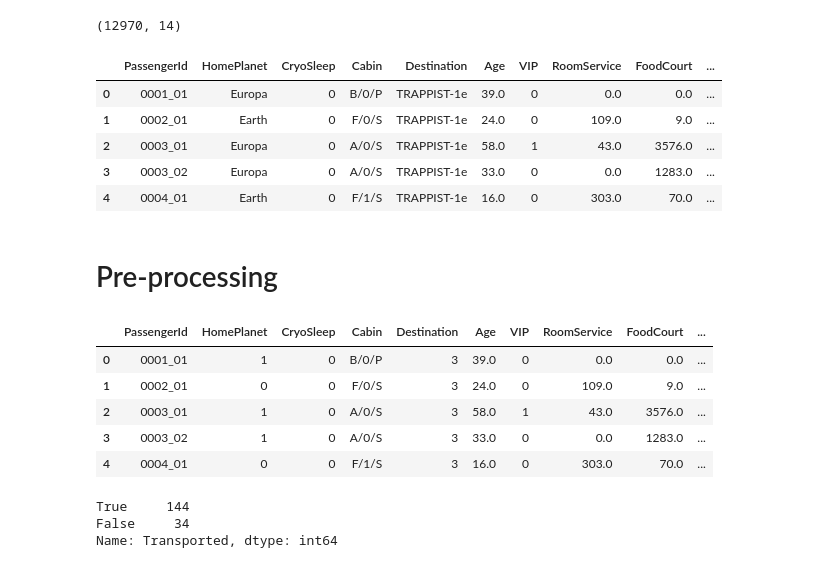
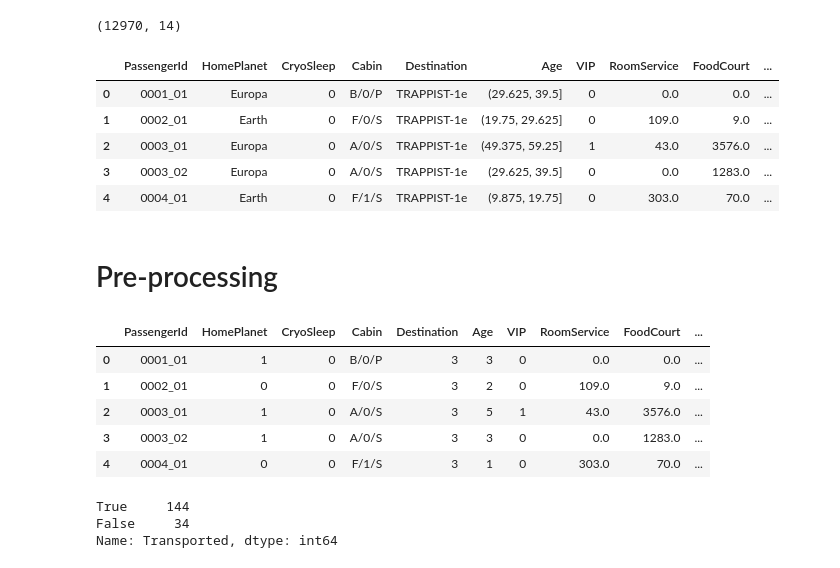
Before and after one commit to nsu1210/Kaggle, a Jupyter notebook: spaceship-titanic.ipynb, the cells around one changed output. Saved outputs shown, nothing was run; the diff lists cells and outputs as text; code cells hidden in the pictures.

```diff
--- a/spaceship-titanic.ipynb
+++ b/spaceship-titanic.ipynb
@@ -184,31 +184,33 @@ print(df.shape)
 # %%
 df['deck'] = df['Cabin'].astype(str).apply(lambda x: x.split('/')[0])
 df['num'] = df['Cabin'].astype(str).apply(lambda x: int(x.split('/')[1]) if x != 'None' else -1)
 df['side'] = df['Cabin'].astype(str).apply(lambda x: x.split('/')[-1])
 
+df['total_spent'] = df[['RoomService', 'FoodCourt', 'ShoppingMall', 'Spa', 'VRDeck']].sum(axis = 1)
+df['Age'] = pd.cut(df['Age'], 8)
 df.head()
 # %% [output]
 |  | PassengerId | HomePlanet | CryoSleep | Cabin | Destination | Age | VIP | RoomService | FoodCourt | ... |
-| 0 | 0001_01 | Europa | 0 | B/0/P | TRAPPIST-1e | 39.0 | 0 | 0.0 | 0.0 | ... |
-| 1 | 0002_01 | Earth | 0 | F/0/S | TRAPPIST-1e | 24.0 | 0 | 109.0 | 9.0 | ... |
-| 2 | 0003_01 | Europa | 0 | A/0/S | TRAPPIST-1e | 58.0 | 1 | 43.0 | 3576.0 | ... |
-| 3 | 0003_02 | Europa | 0 | A/0/S | TRAPPIST-1e | 33.0 | 0 | 0.0 | 1283.0 | ... |
-| 4 | 0004_01 | Earth | 0 | F/1/S | TRAPPIST-1e | 16.0 | 0 | 303.0 | 70.0 | ... |
+| 0 | 0001_01 | Europa | 0 | B/0/P | TRAPPIST-1e | (29.625, 39.5] | 0 | 0.0 | 0.0 | ... |
+| 1 | 0002_01 | Earth | 0 | F/0/S | TRAPPIST-1e | (19.75, 29.625] | 0 | 109.0 | 9.0 | ... |
+| 2 | 0003_01 | Europa | 0 | A/0/S | TRAPPIST-1e | (49.375, 59.25] | 1 | 43.0 | 3576.0 | ... |
+| 3 | 0003_02 | Europa | 0 | A/0/S | TRAPPIST-1e | (29.625, 39.5] | 0 | 0.0 | 1283.0 | ... |
+| 4 | 0004_01 | Earth | 0 | F/1/S | TRAPPIST-1e | (9.875, 19.75] | 0 | 303.0 | 70.0 | ... |
 # %% [markdown]
 # Pre-processing
 # %%
 from sklearn.preprocessing import LabelEncoder, StandardScaler
 le = LabelEncoder()
 
-for c in ['deck','side','Destination','HomePlanet']:
+for c in ['deck','side','Destination','HomePlanet','Age']:
     df[c] = le.fit_transform(df[c])
 
 df.head()
 # %% [output]
 |  | PassengerId | HomePlanet | CryoSleep | Cabin | Destination | Age | VIP | RoomService | FoodCourt | ... |
-| 0 | 0001_01 | 1 | 0 | B/0/P | 3 | 39.0 | 0 | 0.0 | 0.0 | ... |
-| 1 | 0002_01 | 0 | 0 | F/0/S | 3 | 24.0 | 0 | 109.0 | 9.0 | ... |
-| 2 | 0003_01 | 1 | 0 | A/0/S | 3 | 58.0 | 1 | 43.0 | 3576.0 | ... |
-| 3 | 0003_02 | 1 | 0 | A/0/S | 3 | 33.0 | 0 | 0.0 | 1283.0 | ... |
-| 4 | 0004_01 | 0 | 0 | F/1/S | 3 | 16.0 | 0 | 303.0 | 70.0 | ... |
+| 0 | 0001_01 | 1 | 0 | B/0/P | 3 | 3 | 0 | 0.0 | 0.0 | ... |
+| 1 | 0002_01 | 0 | 0 | F/0/S | 3 | 2 | 0 | 109.0 | 9.0 | ... |
+| 2 | 0003_01 | 1 | 0 | A/0/S | 3 | 5 | 1 | 43.0 | 3576.0 | ... |
+| 3 | 0003_02 | 1 | 0 | A/0/S | 3 | 3 | 0 | 0.0 | 1283.0 | ... |
+| 4 | 0004_01 | 0 | 0 | F/1/S | 3 | 1 | 0 | 303.0 | 70.0 | ... |
 # %%
```
Also changed, not shown: parts of 9 cells of this notebook.
